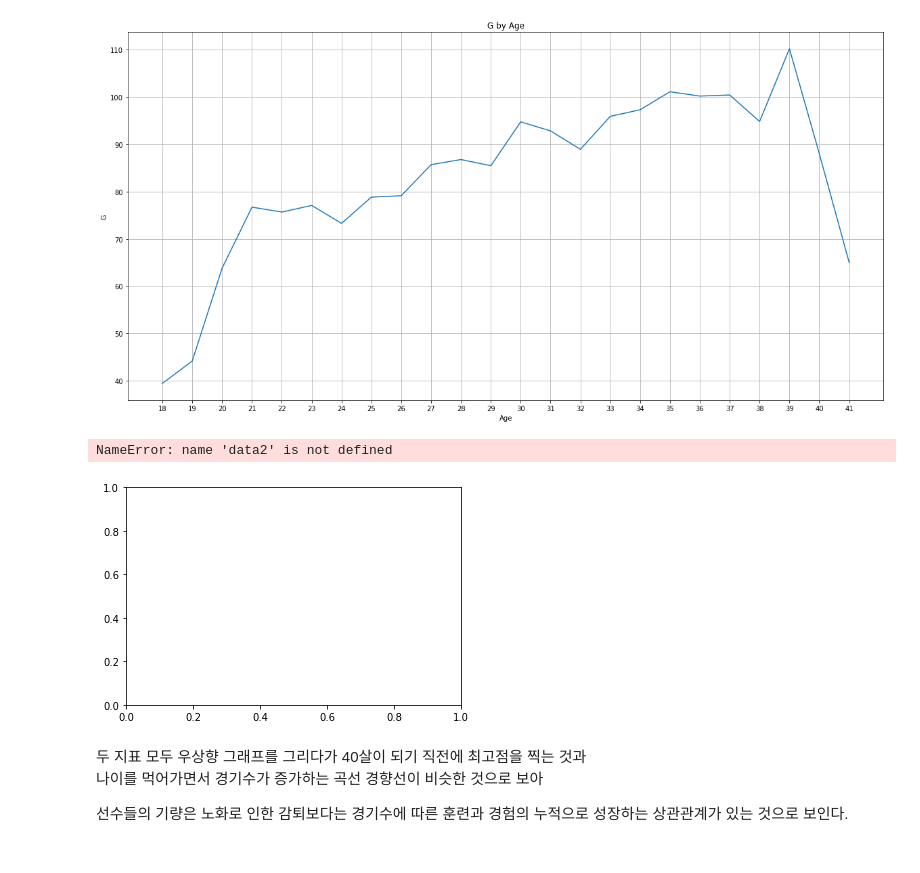
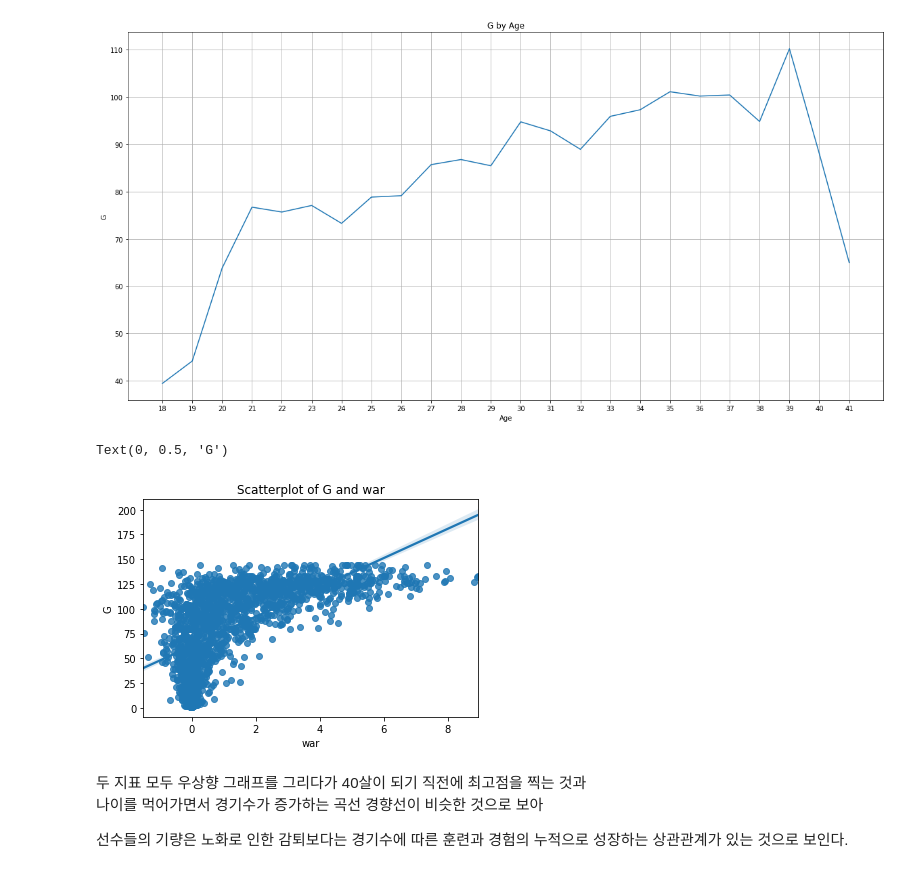
Before and after one commit to kkalkkkal/Datathon_KBO, a Jupyter notebook: KBO_MoneyBall.ipynb, the cells around one changed output. Drawn from its saved outputs; the diff is of its cells as text; code cells hidden in the pictures.

```diff
--- a/KBO_MoneyBall.ipynb
+++ b/KBO_MoneyBall.ipynb
@@ -751,13 +751,13 @@ plt.show()
 [figure]
 # %%
 ax1 = plt.subplots()
-ax1 = sns.regplot(x='war', y='G', data=data2)
+ax1 = sns.regplot(x='war', y='G', data=data1)
 ax1.set_title('Scatterplot of G and war')
 ax1.set_xlabel('war')
 ax1.set_ylabel('G')
 # %% [output]
-NameError: name 'data2' is not defined
+Text(0, 0.5, 'G')
-[figure, old version]
+[figure, new version]
 # %% [markdown]
 두 지표 모두 우상향 그래프를 그리다가 40살이 되기 직전에 최고점을 찍는 것과 <br>
 나이를 먹어가면서 경기수가 증가하는 곡선 경향선이 비슷한 것으로 보아
```
Also changed, not shown: parts of 2 cells of this notebook.
